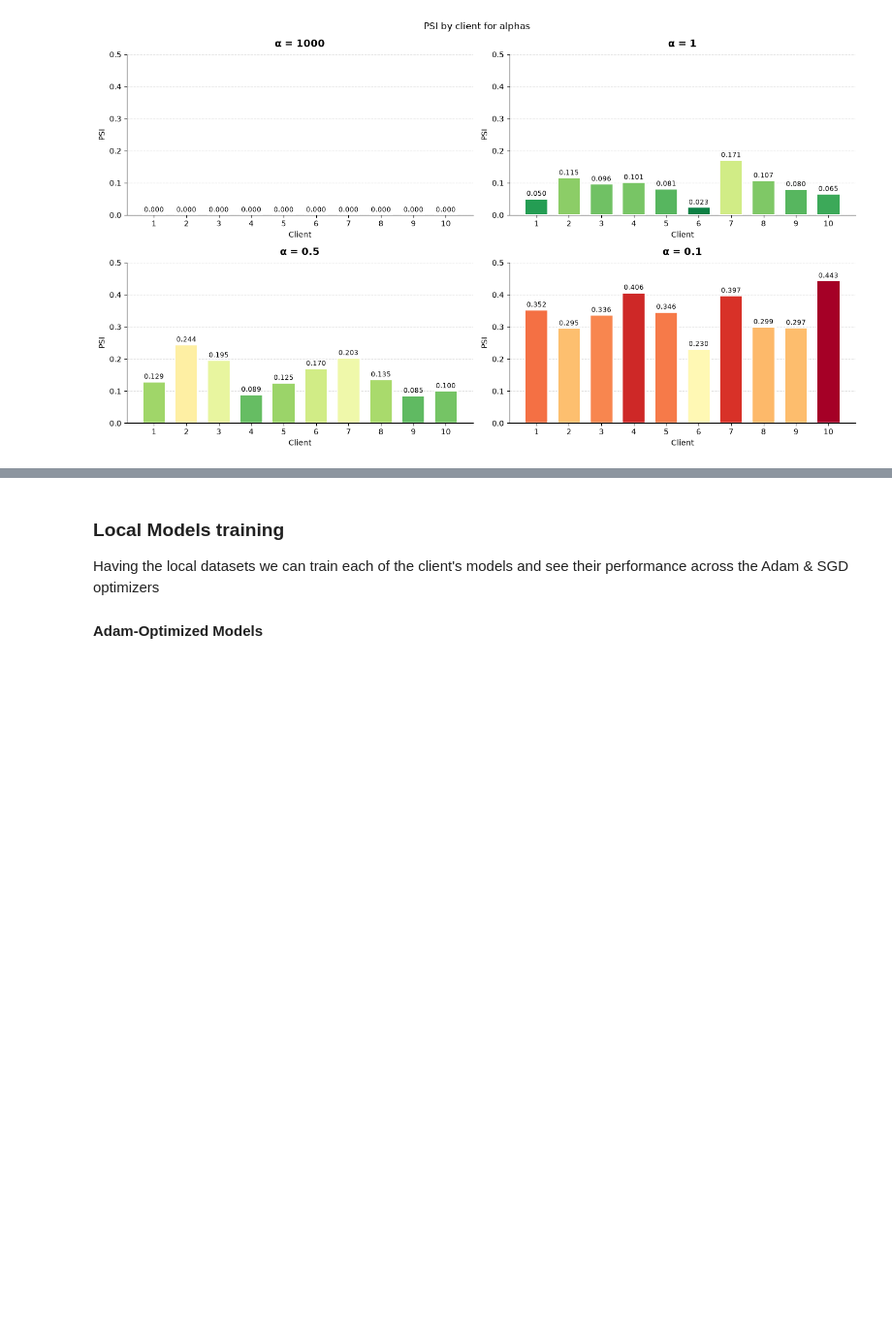
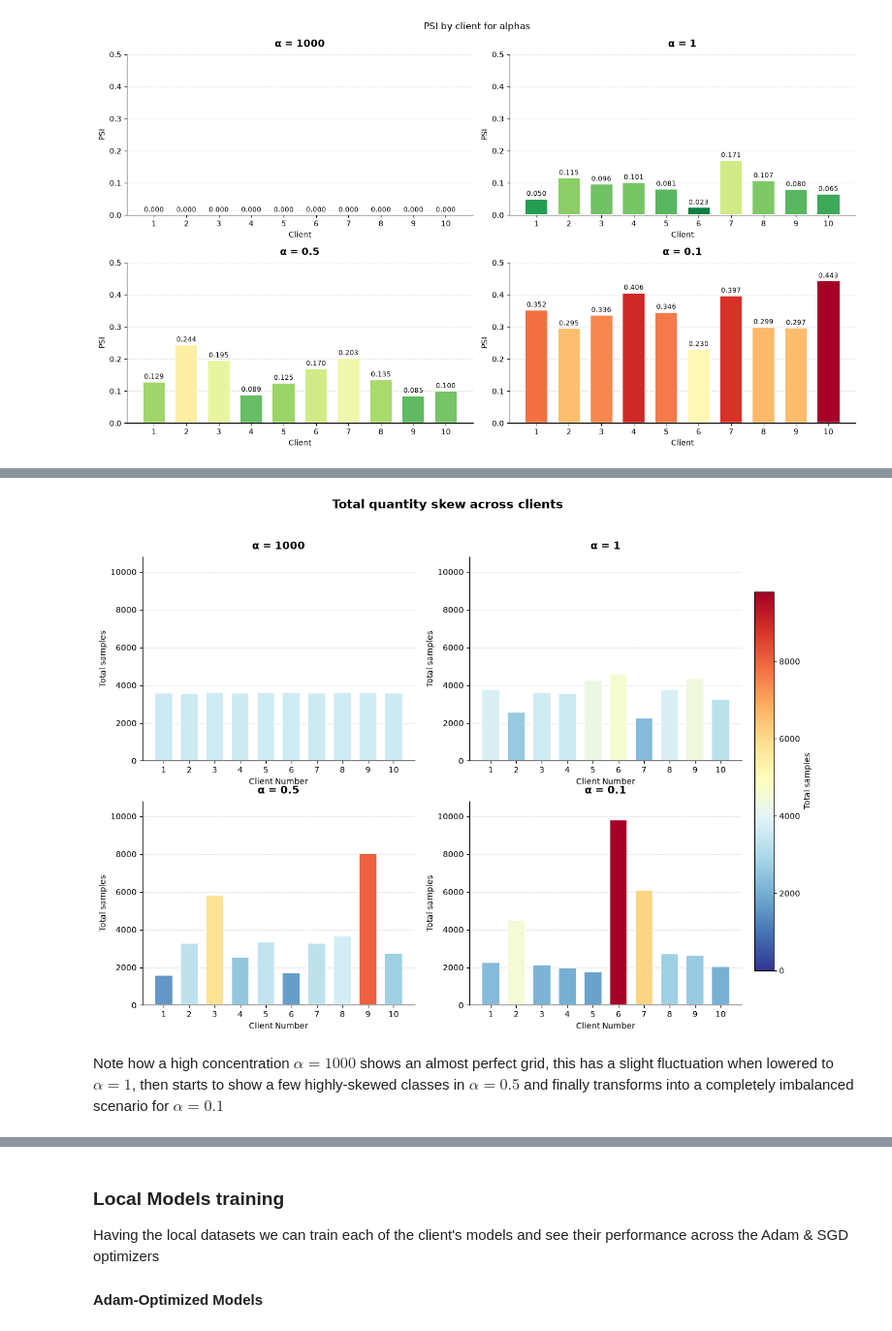
Before and after one commit to lautaorsi/Federated-Learning, a Jupyter notebook: project.ipynb, the cells around one changed output, grey strips where cells are left out. Shown at 97% size. Saved outputs shown, nothing was run; the diff lists cells and outputs as text; code cells hidden in the pictures; blank space fills up the shorter version.

```diff
--- a/project.ipynb
+++ b/project.ipynb
@@ -765,0 +829,47 @@ plt.show()
+# %%
+fig, axs = plt.subplots(2, 2, figsize=(14, 10))
+
+cmap = plt.get_cmap('RdYlBu_r')
+
+all_totals = {
+    alpha: [sum(alpha_client_class_counts[alpha][i]) for i in range(K)]
+    for alpha in alpha_client_class_counts
+}
+global_max = max(v for totals in all_totals.values() for v in totals)
+norm = mcolors.Normalize(vmin=0, vmax=global_max)
+
+for i, alpha in enumerate(alpha_client_class_counts.keys()):
+    row, col = i // 2, i % 2
+    ax = axs[row, col]
+
+    totals = all_totals[alpha]
+    colors = [cmap(norm(v)) for v in totals]
+
+    ax.bar(
+        range(1, K + 1), totals,
+        color=colors, edgecolor='white', linewidth=1.2, width=0.7,
+        zorder=3
+    )
+
+    ax.set_title(f'α = {alpha}', fontsize=13, fontweight='bold', pad=10)
+    ax.set_ylabel('Total samples', fontsize=10)
+    ax.set_xlabel('Client Number', fontsize=10)
+    ax.set_ylim(0, global_max * 1.1)
+    ax.set_xticks(range(1, K + 1))
+    ax.grid(True, axis='y', linestyle='--', linewidth=0.6, color='#ddd', zorder=0)
+    ax.set_axisbelow(True)
+
+    for spine in ['top', 'right']:
+        ax.spines[spine].set_visible(False)
+
+sm = plt.cm.ScalarMappable(cmap=cmap, norm=norm)
+sm.set_array([])
+cbar = fig.colorbar(sm, ax=axs, fraction=0.03, pad=0.02)
+cbar.set_label('Total samples', fontsize=10)
+
+plt.suptitle('Total quantity skew across clients', fontsize=15, fontweight='bold', y=0.98)
+plt.show()
+# %% [output]
+[figure, added]
+# %% [markdown]
+Note how a high concentration $\alpha = 1000$ shows an almost perfect grid, this has a slight fluctuation when lowered to $\alpha = 1$, then starts to show a few highly-skewed classes in $\alpha = 0.5$ and finally transforms into a completely imbalanced scenario for $\alpha = 0.1$
```
Also changed, not shown: parts of 8 cells of this notebook.
